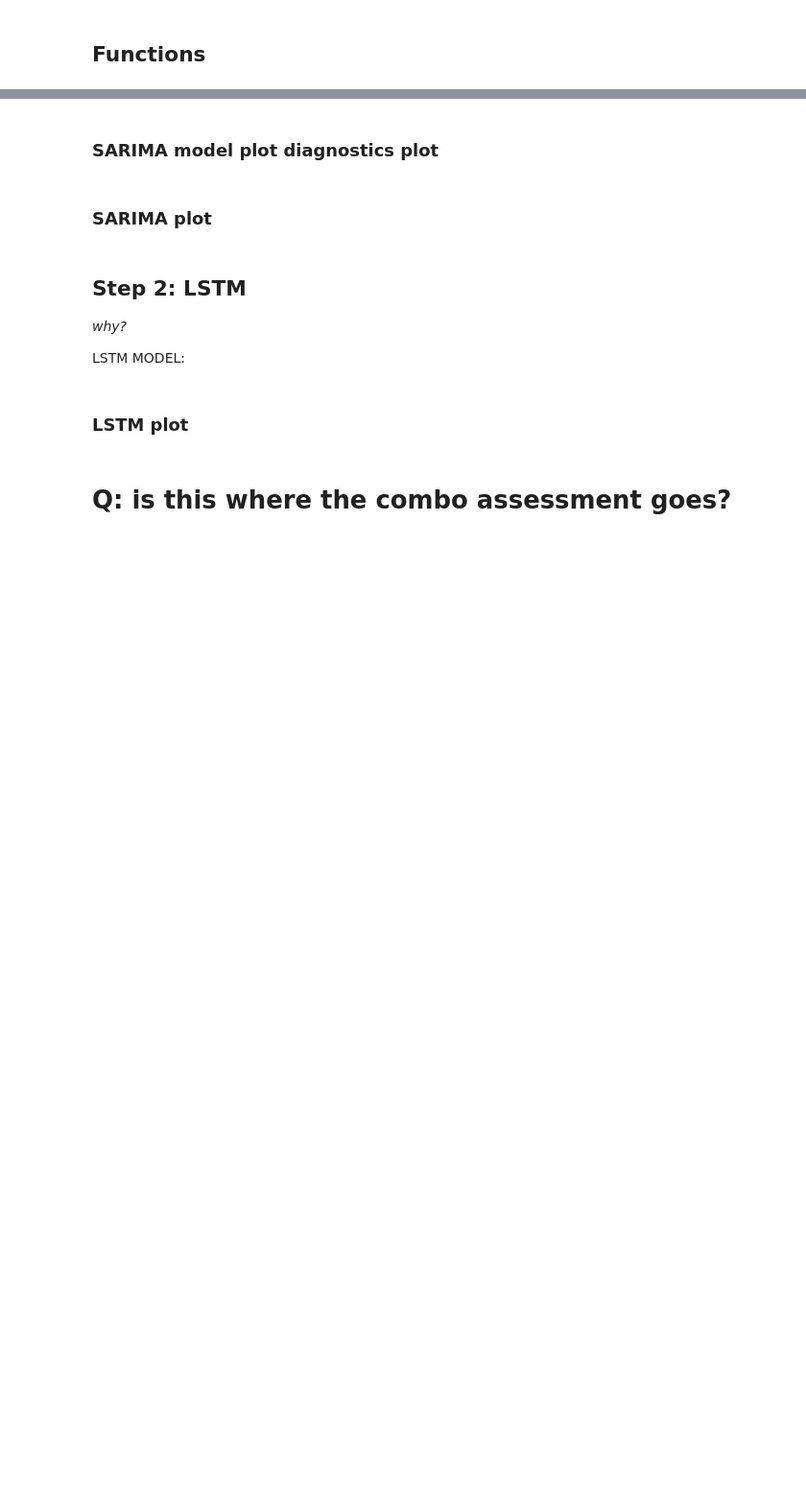
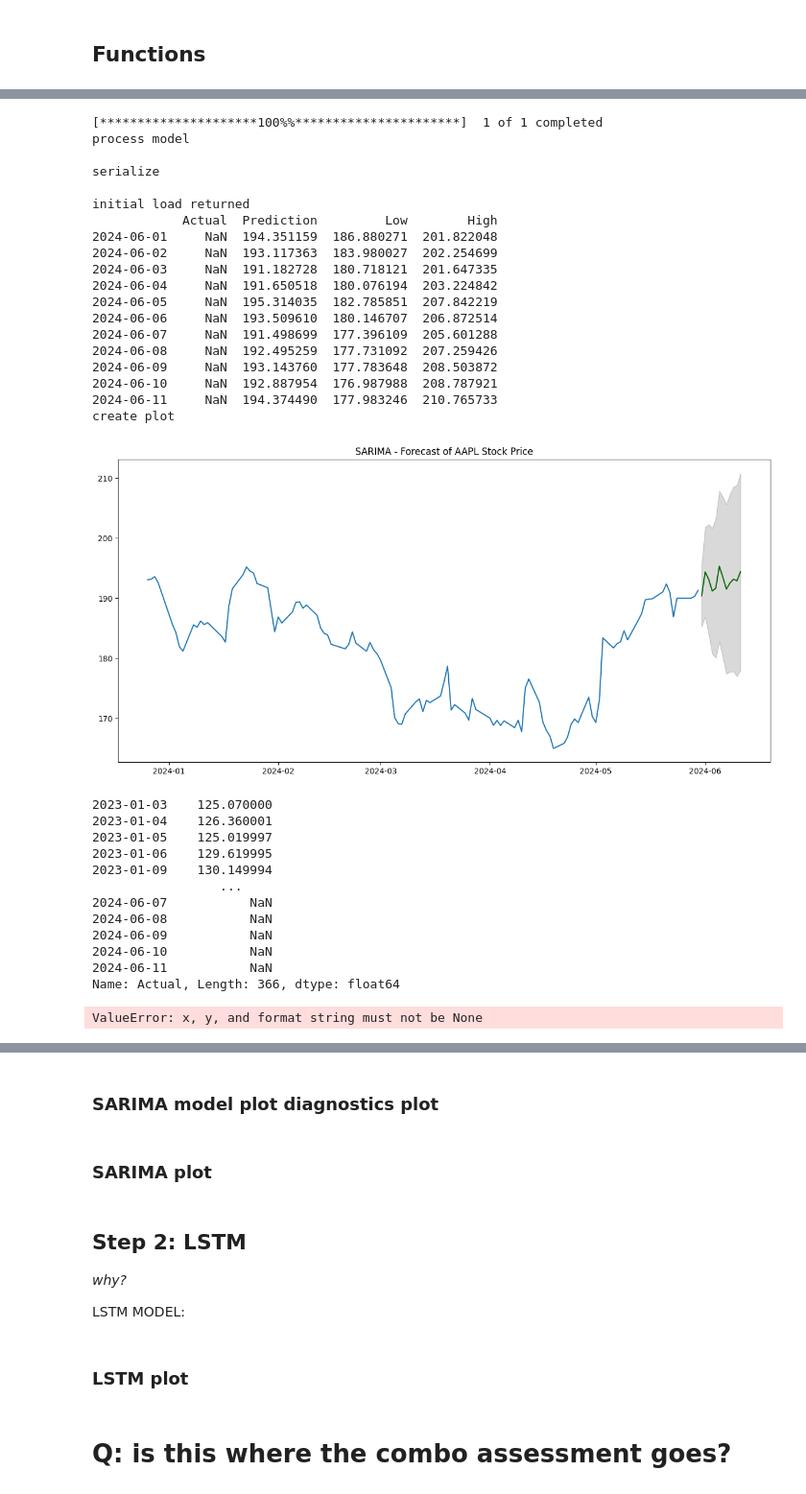
Before and after one commit to readingshapes/stock_forecasting, a Jupyter notebook: Suggested_edits_combo.ipynb, the cells around one changed output, grey strips where cells are left out. Shown at 96% size. Drawn from its saved outputs; the diff is of its cells as text; code cells hidden in the pictures; blank space fills up the shorter version.

```diff
--- a/Suggested_edits_combo.ipynb
+++ b/Suggested_edits_combo.ipynb
@@ -321,0 +385,14 @@ sarima_model = pm.auto_arima(apple_transformed["Close"], start_p=1, start_q=1,
+# %%
+def create_plot(test):
+    print("create plot \n")
+    # Plot
+    plt.figure(figsize=(15,7))
+    plt.plot(test["Actual"][-120:], color='#1f76b4')
+    plt.plot(test["Prediction"], color='darkgreen')
+    plt.fill_between(test.index,
+                test["Low"],
+                test["High"],
+                color='k', alpha=.15)
+
+    plt.title("SARIMA - Forecast of AAPL Stock Price")
+    plt.show()
@@ -321,0 +404,60 @@ sarima_model = pm.auto_arima(apple_transformed["Close"], start_p=1, start_q=1,
+# %%
+# 1: ----- SARIMA MODEL ----- (INITIAL LOAD)
+# ask user for stock ticker and print data
+stock_select_str = input("Enter stock ticker: ")
+stock_data = yf.download(stock_select_str, start = '2023-01-01', end = '2024-05-31', interval = '1d')
+# scale data
+feature_scaler = MinMaxScaler()
+# run SARIMA functions for initial load
+initial_transformed, initial_model = sarima_load(stock_data, feature_scaler)
+print("initial load returned")
+# forecast initial load
+initial_df_pred_sarima = sarima_forecast(initial_model, initial_transformed, '2024-06-11', feature_scaler)
+#print_metrics(initial_transformed, initial_model)
+print(initial_df_pred_sarima.tail(11))
+#print(initial_df_pred_sarima)
+plot = create_plot(initial_df_pred_sarima)
+print(initial_df_pred_sarima["Actual"])
+actual = initial_df_pred_sarima["Actual"]
+graph.plot(plot, label = "total predict")
+graph.plot(actual, label = "total actual")
+graph.xlabel('Date')
+graph.ylabel('Stock Price')
+graph.legend()
+#graph.savefig('predicted_stock_prices_lstm_total.png')
+graph.savefig('test1.png')
+graph.show()
+# %% [output]
+[*********************100%%**********************]  1 of 1 completed
+process model
+
+serialize
+
+initial load returned
+            Actual  Prediction         Low        High
+2024-06-01     NaN  194.351159  186.880271  201.822048
+2024-06-02     NaN  193.117363  183.980027  202.254699
+2024-06-03     NaN  191.182728  180.718121  201.647335
+2024-06-04     NaN  191.650518  180.076194  203.224842
+2024-06-05     NaN  195.314035  182.785851  207.842219
+2024-06-06     NaN  193.509610  180.146707  206.872514
+2024-06-07     NaN  191.498699  177.396109  205.601288
+2024-06-08     NaN  192.495259  177.731092  207.259426
+2024-06-09     NaN  193.143760  177.783648  208.503872
+2024-06-10     NaN  192.887954  176.987988  208.787921
+2024-06-11     NaN  194.374490  177.983246  210.765733
+create plot
+[figure, added]
+2023-01-03    125.070000
+2023-01-04    126.360001
+2023-01-05    125.019997
+2023-01-06    129.619995
+2023-01-09    130.149994
+                 ...
+2024-06-07           NaN
+2024-06-08           NaN
+2024-06-09           NaN
+2024-06-10           NaN
+2024-06-11           NaN
+Name: Actual, Length: 366, dtype: float64
+ValueError: x, y, and format string must not be None
```
Also changed, not shown: parts of 24 cells of this notebook.
